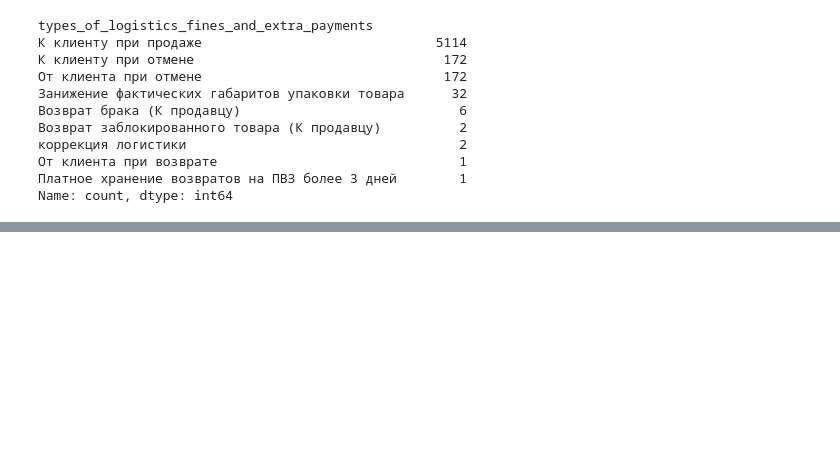
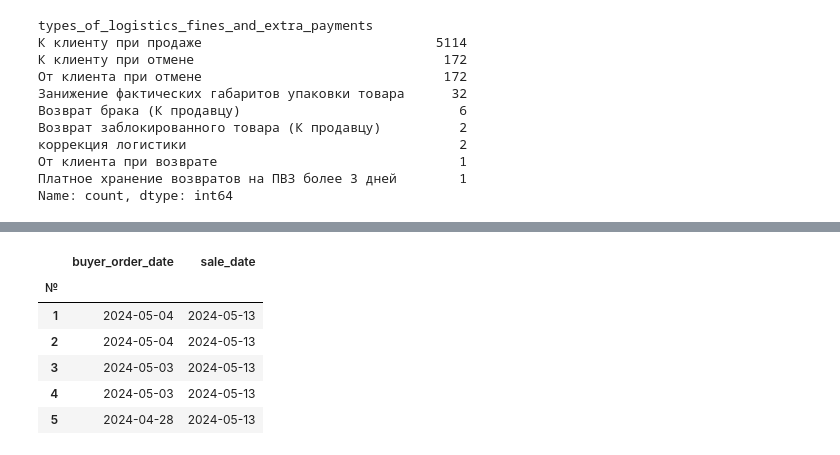
Before and after one commit to pasternak01/Wildberries_api, a Jupyter notebook: Temp/temp_fin_report_observe.ipynb, the cells around one changed output, grey strips where cells are left out. Drawn from its saved outputs; the diff is of its cells as text; code cells hidden in the pictures; blank space fills up the shorter version.

```diff
--- a/Temp/temp_fin_report_observe.ipynb
+++ b/Temp/temp_fin_report_observe.ipynb
@@ -277,0 +199,12 @@ df.data
+# %%
+df['buyer_order_date'] = pd.to_datetime(df['buyer_order_date'], errors='coerce')
+df['sale_date'] = pd.to_datetime(df['sale_date'], errors='coerce')
+df[['buyer_order_date', 'sale_date']].head(5)
+# %% [output]
+|  | buyer_order_date | sale_date |
+| № |  |  |
+| 1 | 2024-05-04 | 2024-05-13 |
+| 2 | 2024-05-04 | 2024-05-13 |
+| 3 | 2024-05-03 | 2024-05-13 |
+| 4 | 2024-05-03 | 2024-05-13 |
+| 5 | 2024-04-28 | 2024-05-13 |
```
Also changed, not shown: parts of 17 cells of this notebook, 1 other file.
